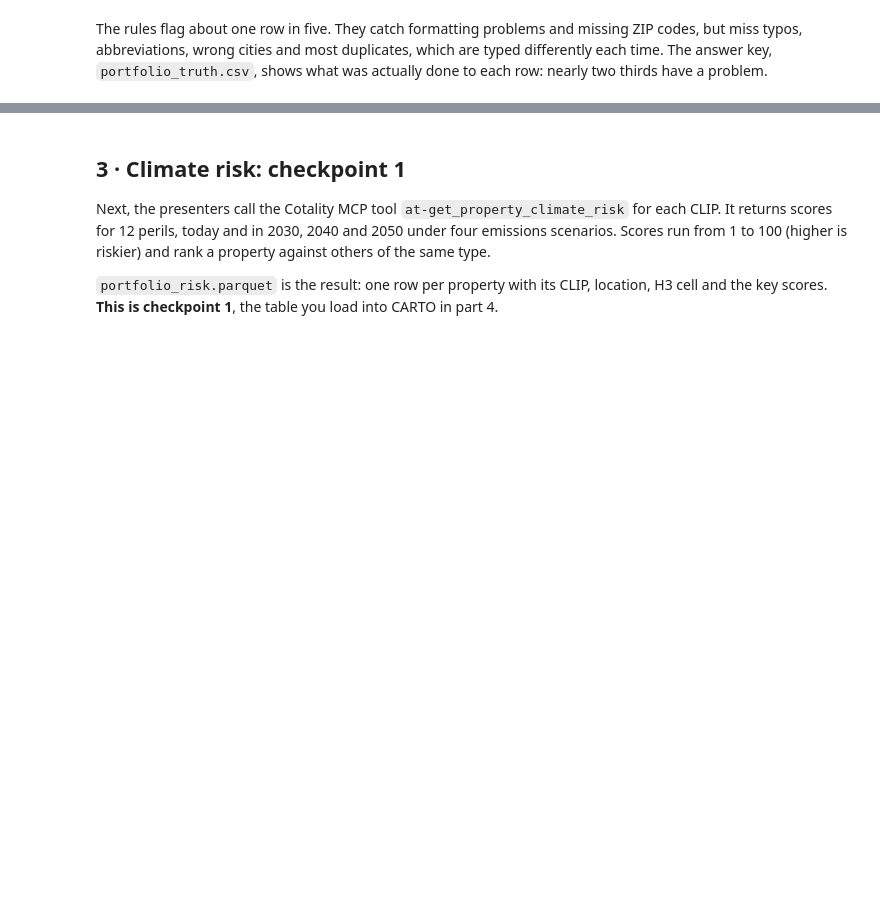
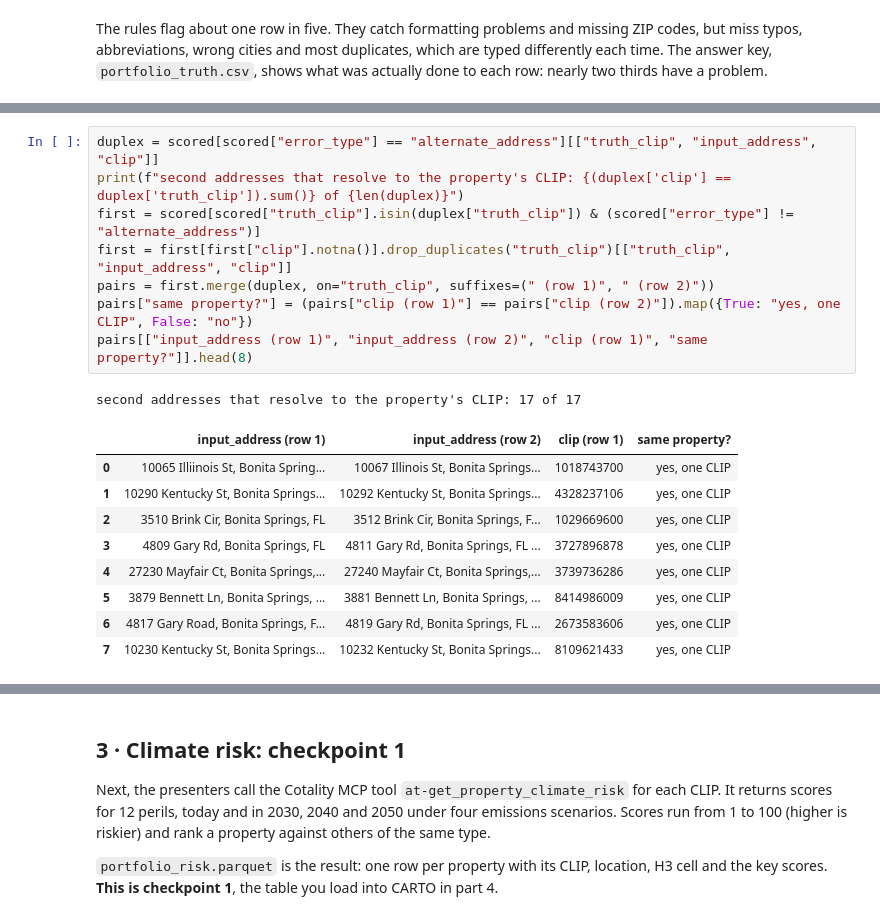
Before and after one commit to eprashar-clgx/sdsc-2026-re-portfolio-screening, a Jupyter notebook: notebooks/portfolio_screening.ipynb, the cells around one changed output, grey strips where cells are left out. Drawn from its saved outputs; the diff is of its cells as text; blank space fills up the shorter version.

```diff
--- a/notebooks/portfolio_screening.ipynb
+++ b/notebooks/portfolio_screening.ipynb
@@ -255,3 +316,22 @@ duplicate rows resolved to the right property: 96 of 100
+# %%
+duplex = scored[scored["error_type"] == "alternate_address"][["truth_clip", "input_address", "clip"]]
+print(f"second addresses that resolve to the property's CLIP: {(duplex['clip'] == duplex['truth_clip']).sum()} of {len(duplex)}")
+first = scored[scored["truth_clip"].isin(duplex["truth_clip"]) & (scored["error_type"] != "alternate_address")]
+first = first[first["clip"].notna()].drop_duplicates("truth_clip")[["truth_clip", "input_address", "clip"]]
+pairs = first.merge(duplex, on="truth_clip", suffixes=(" (row 1)", " (row 2)"))
+pairs["same property?"] = (pairs["clip (row 1)"] == pairs["clip (row 2)"]).map({True: "yes, one CLIP", False: "no"})
+pairs[["input_address (row 1)", "input_address (row 2)", "clip (row 1)", "same property?"]].head(8)
+# %% [output]
+second addresses that resolve to the property's CLIP: 17 of 17
+|  | input_address (row 1) | input_address (row 2) | clip (row 1) | same property? |
+| 0 | 10065 Illiinois St, Bonita Spring... | 10067 Illinois St, Bonita Springs... | 1018743700 | yes, one CLIP |
+| 1 | 10290 Kentucky St, Bonita Springs... | 10292 Kentucky St, Bonita Springs... | 4328237106 | yes, one CLIP |
+| 2 | 3510 Brink Cir, Bonita Springs, FL | 3512 Brink Cir, Bonita Springs, F... | 1029669600 | yes, one CLIP |
+| 3 | 4809 Gary Rd, Bonita Springs, FL | 4811 Gary Rd, Bonita Springs, FL ... | 3727896878 | yes, one CLIP |
+| 4 | 27230 Mayfair Ct, Bonita Springs,... | 27240 Mayfair Ct, Bonita Springs,... | 3739736286 | yes, one CLIP |
+| 5 | 3879 Bennett Ln, Bonita Springs, ... | 3881 Bennett Ln, Bonita Springs, ... | 8414986009 | yes, one CLIP |
+| 6 | 4817 Gary Road, Bonita Springs, F... | 4819 Gary Rd, Bonita Springs, FL ... | 2673583606 | yes, one CLIP |
+| 7 | 10230 Kentucky St, Bonita Springs... | 10232 Kentucky St, Bonita Springs... | 8109621433 | yes, one CLIP |
 # %% [markdown]
 > **Try it in Claude (optional, 5 Cotality calls).** The next cell prints the five addresses the presenters
 > resolve live, and the cached answers. Paste this prompt into your Claude chat, with the five addresses
```
Also changed, not shown: parts of 22 cells of this notebook, 11 other files.
